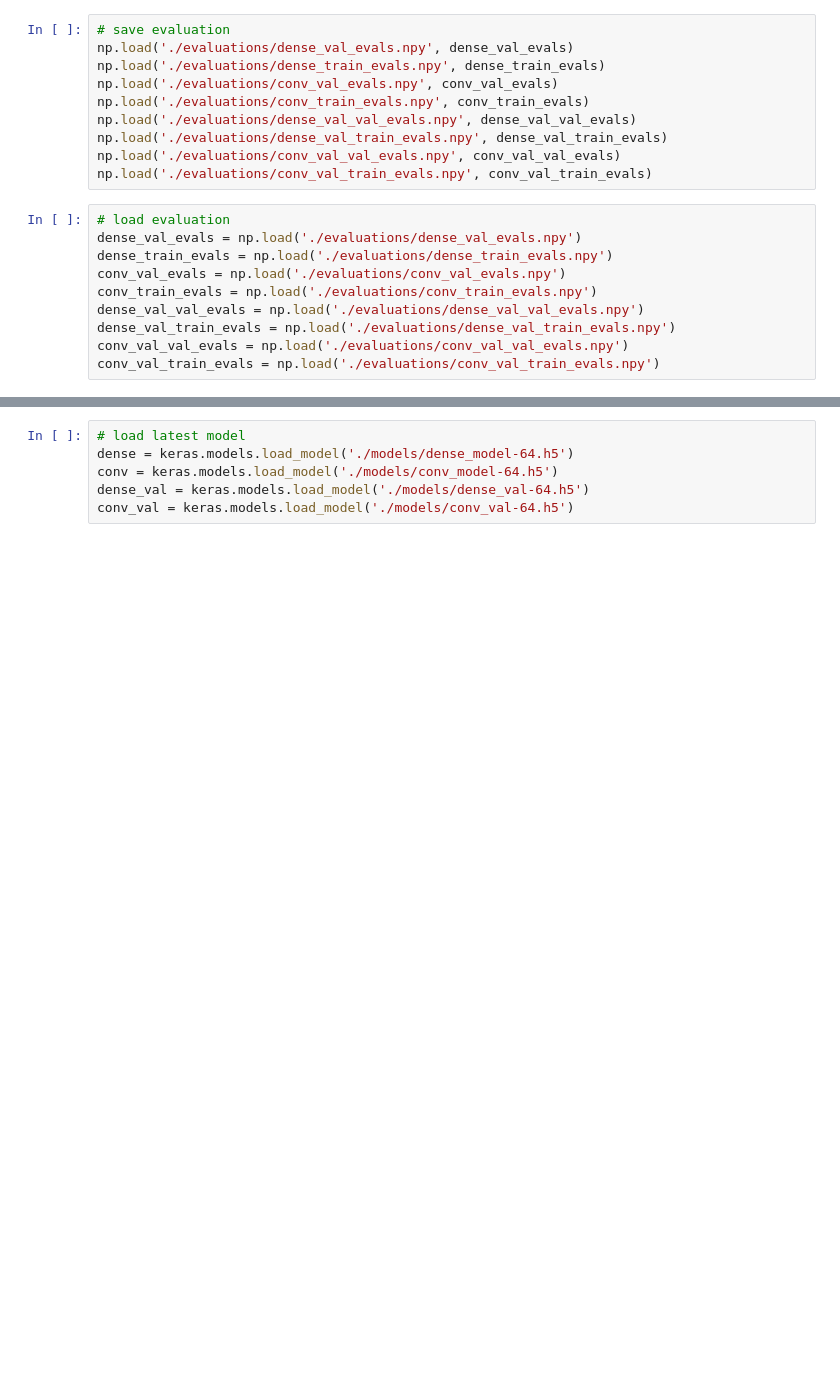
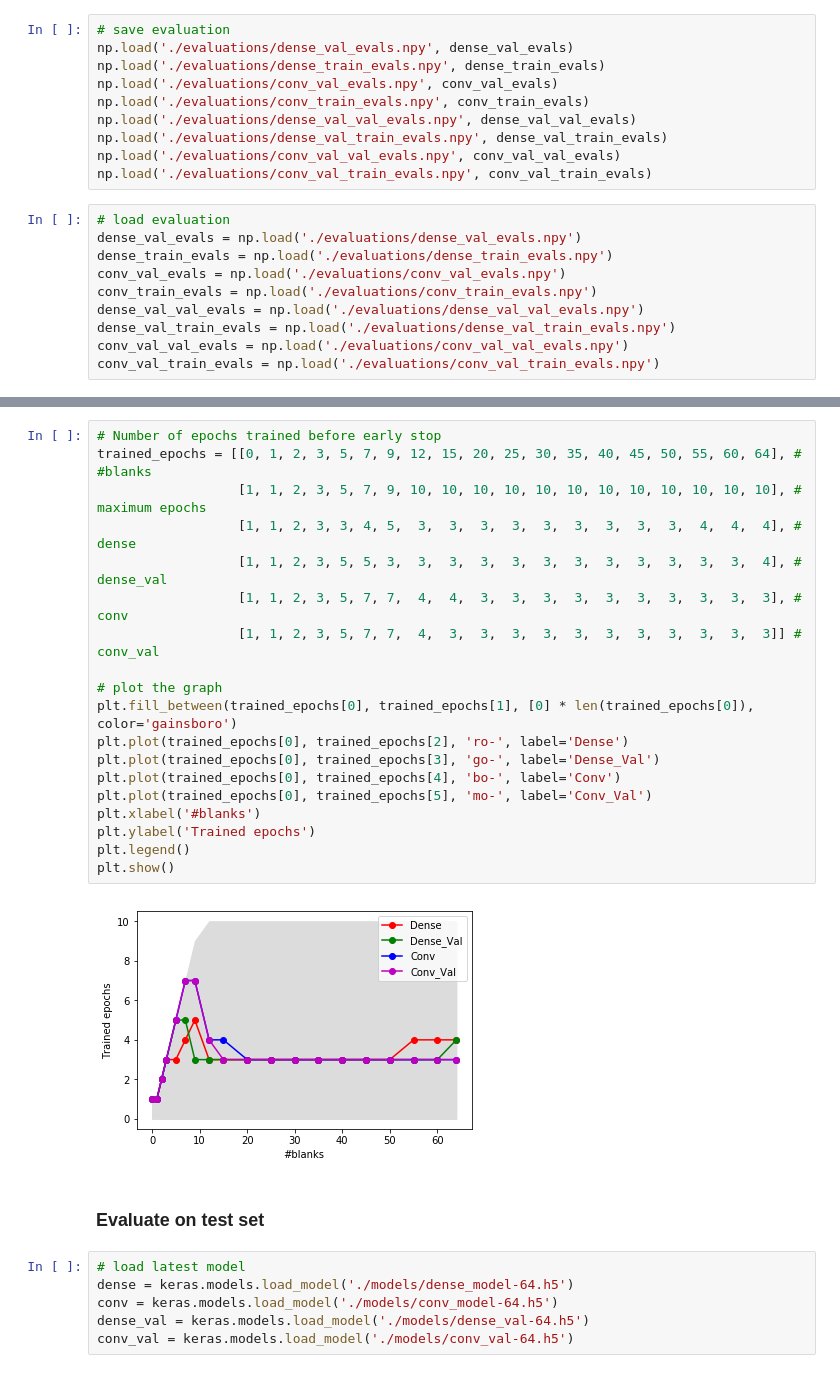
Before and after one commit to tthung1997/sudoku-neuralnet, a Jupyter notebook: main_easy.ipynb, the cells around one changed output, grey strips where cells are left out. Drawn from its saved outputs; the diff is of its cells as text; blank space fills up the shorter version.

```diff
--- a/main_easy.ipynb
+++ b/main_easy.ipynb
@@ -705,3 +743,26 @@ plt.show()
+# %%
+# Number of epochs trained before early stop
+trained_epochs = [[0, 1, 2, 3, 5, 7, 9, 12, 15, 20, 25, 30, 35, 40, 45, 50, 55, 60, 64], # #blanks
+                  [1, 1, 2, 3, 5, 7, 9, 10, 10, 10, 10, 10, 10, 10, 10, 10, 10, 10, 10], # maximum epochs
+                  [1, 1, 2, 3, 3, 4, 5,  3,  3,  3,  3,  3,  3,  3,  3,  3,  4,  4,  4], # dense
+                  [1, 1, 2, 3, 5, 5, 3,  3,  3,  3,  3,  3,  3,  3,  3,  3,  3,  3,  4], # dense_val
+                  [1, 1, 2, 3, 5, 7, 7,  4,  4,  3,  3,  3,  3,  3,  3,  3,  3,  3,  3], # conv
+                  [1, 1, 2, 3, 5, 7, 7,  4,  3,  3,  3,  3,  3,  3,  3,  3,  3,  3,  3]] # conv_val
+
+# plot the graph
+plt.fill_between(trained_epochs[0], trained_epochs[1], [0] * len(trained_epochs[0]), color='gainsboro')
+plt.plot(trained_epochs[0], trained_epochs[2], 'ro-', label='Dense')
+plt.plot(trained_epochs[0], trained_epochs[3], 'go-', label='Dense_Val')
+plt.plot(trained_epochs[0], trained_epochs[4], 'bo-', label='Conv')
+plt.plot(trained_epochs[0], trained_epochs[5], 'mo-', label='Conv_Val')
+plt.xlabel('#blanks')
+plt.ylabel('Trained epochs')
+plt.legend()
+plt.show()
+# %% [output]
+[figure, added]
+# %% [markdown]
+### Evaluate on test set
 # %%
 # load latest model
 dense = keras.models.load_model('./models/dense_model-64.h5')
```
Also changed, not shown: parts of 7 cells of this notebook.
